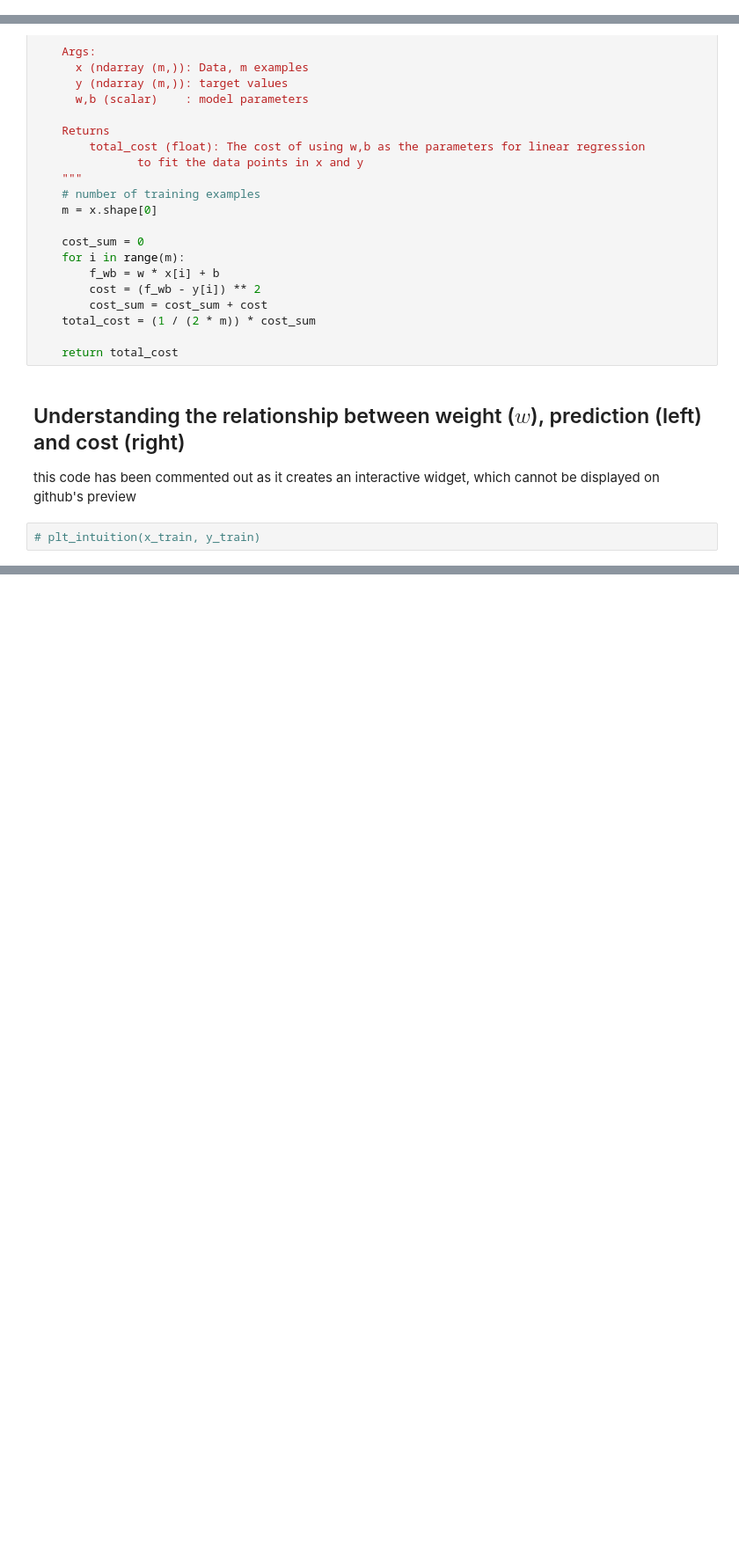
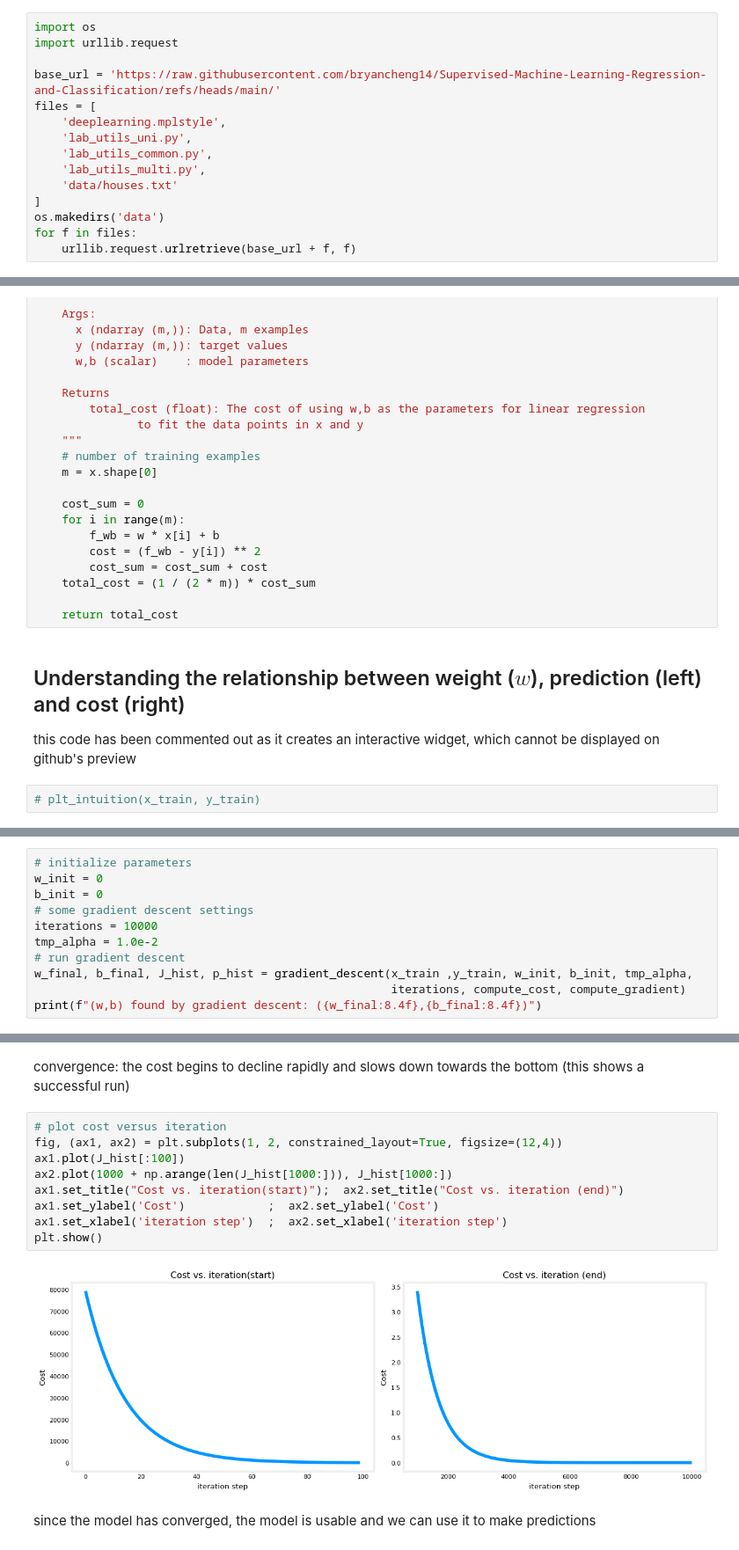
Before and after one commit to bryancheng14/Supervised-Machine-Learning-Regression-and-Classification, a Jupyter notebook: Supervised_Machine_Learning.ipynb, the cells around one changed output, grey strips where cells are left out. Shown at 88% size. Saved outputs shown, nothing was run; the diff lists cells and outputs as text; blank space fills up the shorter version.

```diff
--- a/Supervised_Machine_Learning.ipynb
+++ b/Supervised_Machine_Learning.ipynb
@@ -5,0 +8,15 @@
+# %%
+import os
+import urllib.request
+
+base_url = 'https://raw.githubusercontent.com/bryancheng14/Supervised-Machine-Learning-Regression-and-Classification/refs/heads/main/'
+files = [
+    'deeplearning.mplstyle',
+    'lab_utils_uni.py',
+    'lab_utils_common.py',
+    'lab_utils_multi.py',
+    'data/houses.txt'
+]
+os.makedirs('data')
+for f in files:
+    urllib.request.urlretrieve(base_url + f, f)
@@ -196,0 +319,11 @@ this code has been commented out as it creates an interactive widget, which cann
+# %%
+# initialize parameters
+w_init = 0
+b_init = 0
+# some gradient descent settings
+iterations = 10000
+tmp_alpha = 1.0e-2
+# run gradient descent
+w_final, b_final, J_hist, p_hist = gradient_descent(x_train ,y_train, w_init, b_init, tmp_alpha,
+                                                    iterations, compute_cost, compute_gradient)
+print(f"(w,b) found by gradient descent: ({w_final:8.4f},{b_final:8.4f})")
@@ -196,0 +342,15 @@ this code has been commented out as it creates an interactive widget, which cann
+# %% [markdown]
+convergence: the cost begins to decline rapidly and slows down towards the bottom (this shows a successful run)
+# %%
+# plot cost versus iteration
+fig, (ax1, ax2) = plt.subplots(1, 2, constrained_layout=True, figsize=(12,4))
+ax1.plot(J_hist[:100])
+ax2.plot(1000 + np.arange(len(J_hist[1000:])), J_hist[1000:])
+ax1.set_title("Cost vs. iteration(start)");  ax2.set_title("Cost vs. iteration (end)")
+ax1.set_ylabel('Cost')            ;  ax2.set_ylabel('Cost')
+ax1.set_xlabel('iteration step')  ;  ax2.set_xlabel('iteration step')
+plt.show()
+# %% [output]
+[figure, added]
+# %% [markdown]
+since the model has converged, the model is usable and we can use it to make predictions
```
Also changed, not shown: parts of 85 cells of this notebook.
